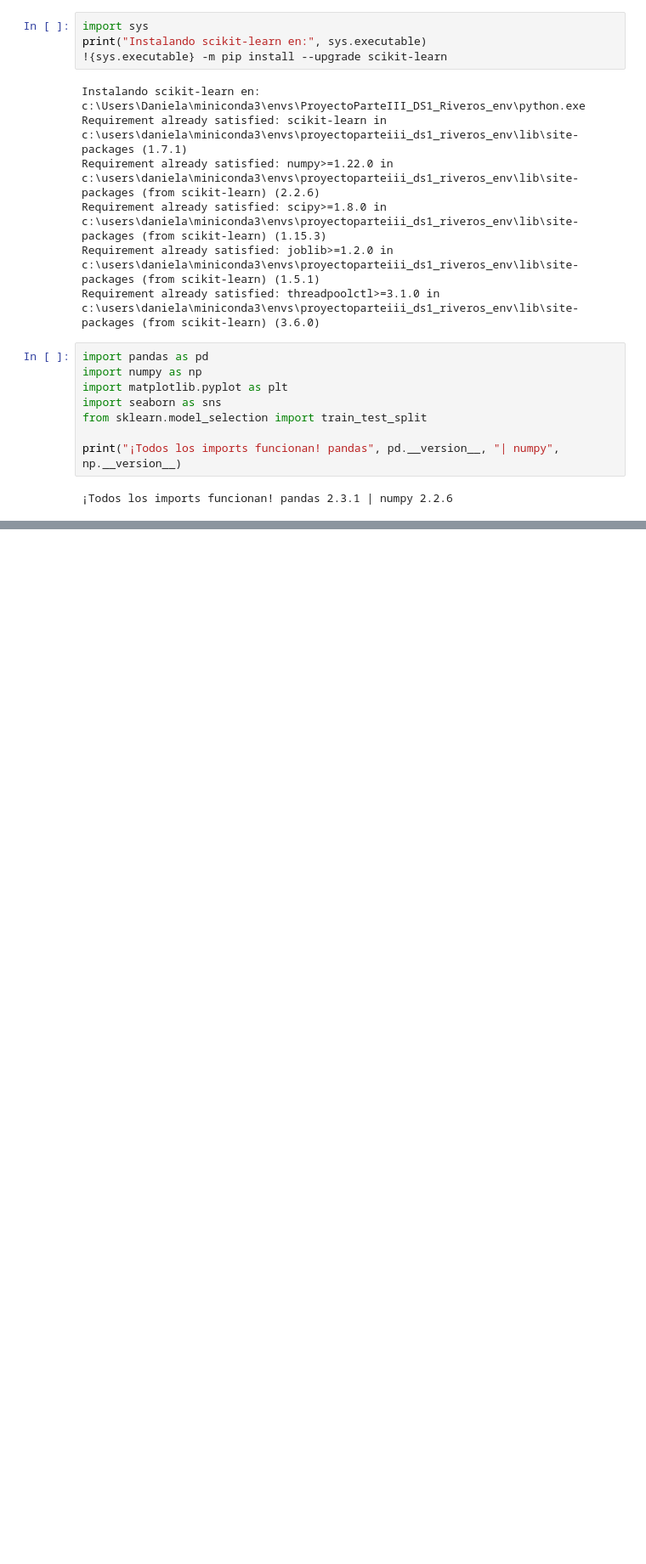
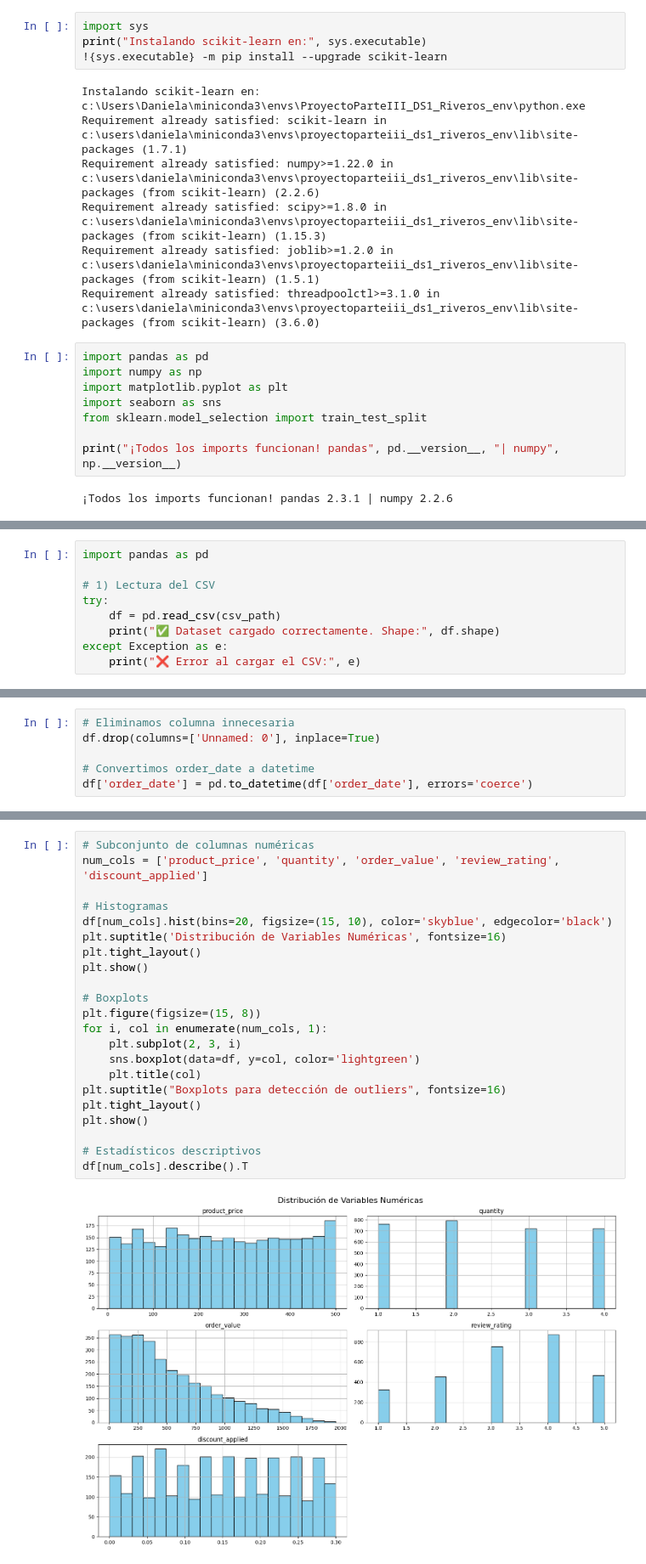
Before and after one commit to rgriveros/data-science-proyecto, a Jupyter notebook: notebooks/ProyectoParteIII_RiverosLobos.ipynb, the cells around one changed output, grey strips where cells are left out. Shown at 85% size. Saved outputs shown, nothing was run; the diff lists cells and outputs as text; blank space fills up the shorter version.

```diff
--- a/notebooks/ProyectoParteIII_RiverosLobos.ipynb
+++ b/notebooks/ProyectoParteIII_RiverosLobos.ipynb
@@ -133,0 +151,9 @@ dtype: int64
+# %%
+import pandas as pd
+
+# 1) Lectura del CSV
+try:
+    df = pd.read_csv(csv_path)
+    print("✅ Dataset cargado correctamente. Shape:", df.shape)
+except Exception as e:
+    print("❌ Error al cargar el CSV:", e)
@@ -133,0 +247,6 @@ dtype: int64
+# %%
+# Eliminamos columna innecesaria
+df.drop(columns=['Unnamed: 0'], inplace=True)
+
+# Convertimos order_date a datetime
+df['order_date'] = pd.to_datetime(df['order_date'], errors='coerce')
@@ -133,0 +302,24 @@ dtype: int64
+# %%
+# Subconjunto de columnas numéricas
+num_cols = ['product_price', 'quantity', 'order_value', 'review_rating', 'discount_applied']
+
+# Histogramas
+df[num_cols].hist(bins=20, figsize=(15, 10), color='skyblue', edgecolor='black')
+plt.suptitle('Distribución de Variables Numéricas', fontsize=16)
+plt.tight_layout()
+plt.show()
+
+# Boxplots
+plt.figure(figsize=(15, 8))
+for i, col in enumerate(num_cols, 1):
+    plt.subplot(2, 3, i)
+    sns.boxplot(data=df, y=col, color='lightgreen')
+    plt.title(col)
+plt.suptitle("Boxplots para detección de outliers", fontsize=16)
+plt.tight_layout()
+plt.show()
+
+# Estadísticos descriptivos
+df[num_cols].describe().T
+# %% [output]
+[figure, added]
```
Also changed, not shown: parts of 24 cells of this notebook.
